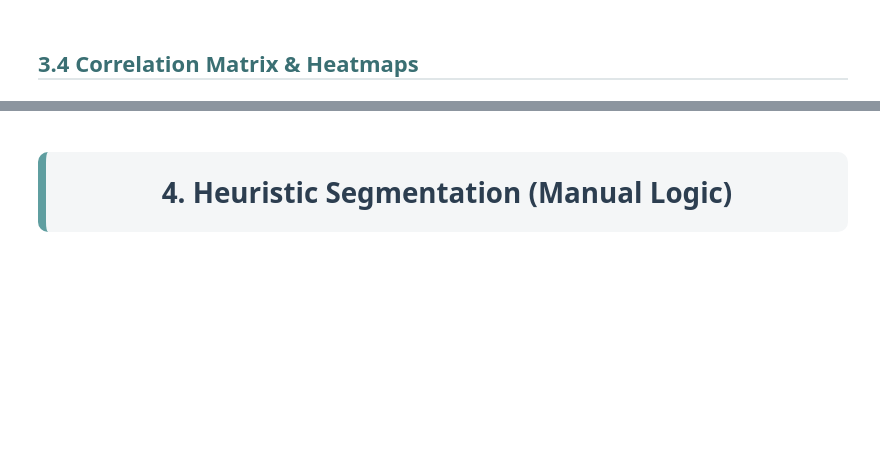
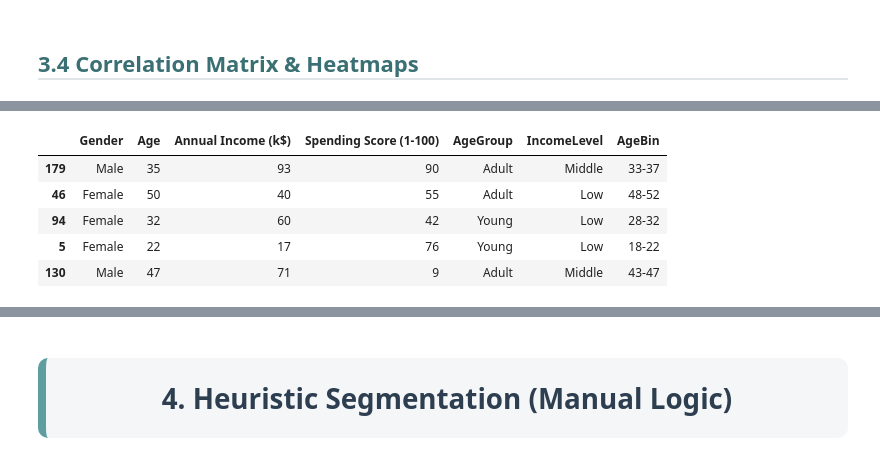
Before and after one commit to montypie/DS_Projects, a Jupyter notebook: 3_ClassifCluster/customer_segmentation_oef.ipynb, the cells around one changed output, grey strips where cells are left out. Saved outputs shown, nothing was run; the diff lists cells and outputs as text; code cells hidden in the pictures; blank space fills up the shorter version.

```diff
--- a/3_ClassifCluster/customer_segmentation_oef.ipynb
+++ b/3_ClassifCluster/customer_segmentation_oef.ipynb
@@ -347,0 +386,9 @@ Finally, we quantify the relationships using a **Correlation Matrix**. We check
+# %%
+df.sample(5)
+# %% [output]
+|  | Gender | Age | Annual Income (k$) | Spending Score (1-100) | AgeGroup | IncomeLevel | AgeBin |
+| 179 | Male | 35 | 93 | 90 | Adult | Middle | 33-37 |
+| 46 | Female | 50 | 40 | 55 | Adult | Low | 48-52 |
+| 94 | Female | 32 | 60 | 42 | Young | Low | 28-32 |
+| 5 | Female | 22 | 17 | 76 | Young | Low | 18-22 |
+| 130 | Male | 47 | 71 | 9 | Adult | Middle | 43-47 |
```
Also changed, not shown: parts of 9 cells of this notebook.
